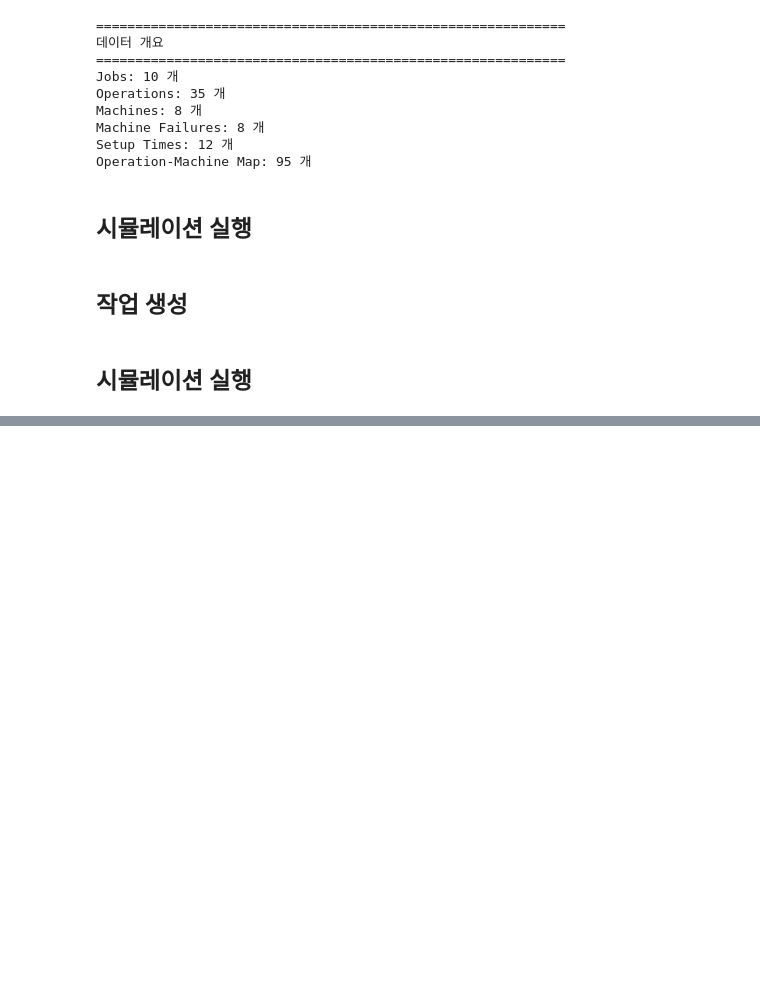
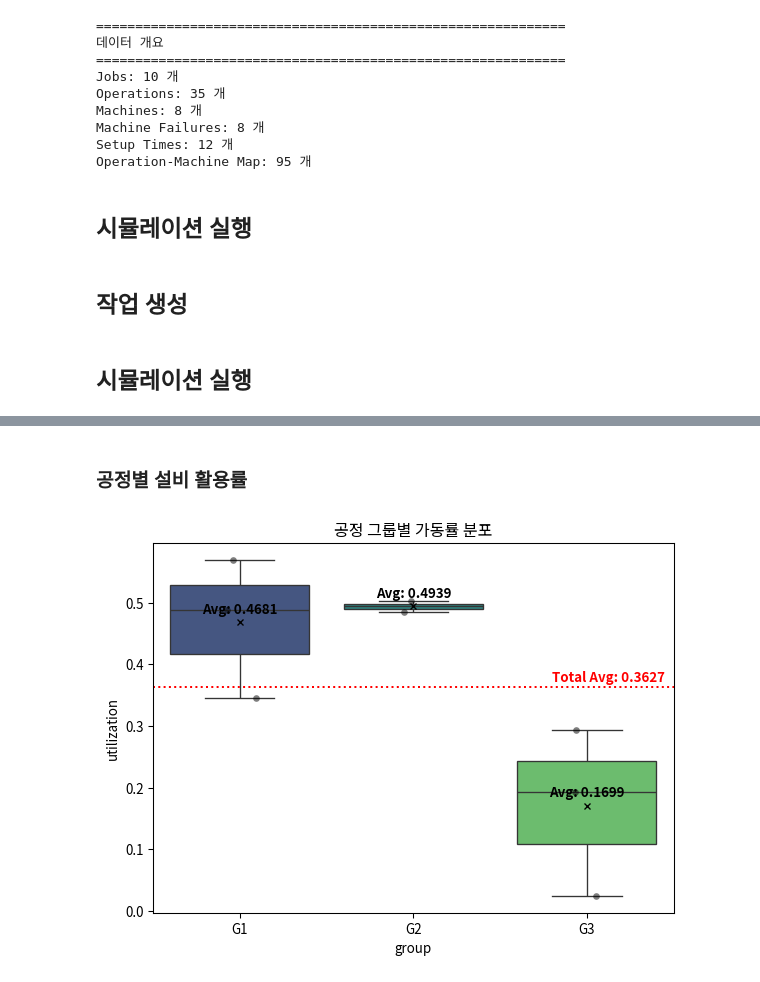
Before and after one commit to cryscham123/simulation_teamwork, a Jupyter notebook: result.ipynb, the cells around one changed output, grey strips where cells are left out. Drawn from its saved outputs; the diff is of its cells as text; code cells hidden in the pictures; blank space fills up the shorter version.

```diff
--- a/result.ipynb
+++ b/result.ipynb
@@ -136,0 +162,25 @@ Job ID: J10, QTime Violation: 0.0
+# %% [markdown]
+### 공정별 설비 활용률
+# %%
+machine_info = df_logs[df_logs['resource'] == 'machine']
+machine_info['utilization'] = machine_info['finish'] - machine_info['start']
+machine_utilization = pd.DataFrame(machine_info[machine_info['event'] == 'working'].groupby('id')['utilization'].sum() / env.now)
+machine_utilization['group'] = data['machines'].set_index('machine_id').loc[machine_utilization.index]['machine_group']
+display(machine_utilization)
+group_means = machine_utilization.groupby('group')['utilization'].mean()
+total_mean = machine_utilization['utilization'].mean()
+sns.boxplot(data=machine_utilization, x='group', y='utilization',
+            palette='viridis', showmeans=True,
+            meanprops={"marker":"x", "markeredgecolor":"black", "markersize":"5"})
+sns.stripplot(data=machine_utilization, x='group', y='utilization',
+              color='black', alpha=0.5, jitter=True)
+for i, group in enumerate(group_means.index):
+    mean_val = group_means[group]
+    plt.text(i, mean_val + 0.01, f'Avg: {mean_val:.4f}',
+             ha='center', va='bottom', color='black', fontweight='bold')
+plt.text(len(group_means)-0.55, total_mean + 0.01, f'Total Avg: {total_mean:.4f}', color='red', fontweight='bold', ha='right')
+plt.axhline(total_mean, color='red', linestyle=':')
+plt.title("공정 그룹별 가동률 분포")
+plt.show()
+# %% [output]
+[figure, added]
```
Also changed, not shown: parts of 5 cells of this notebook, 6 other files.
